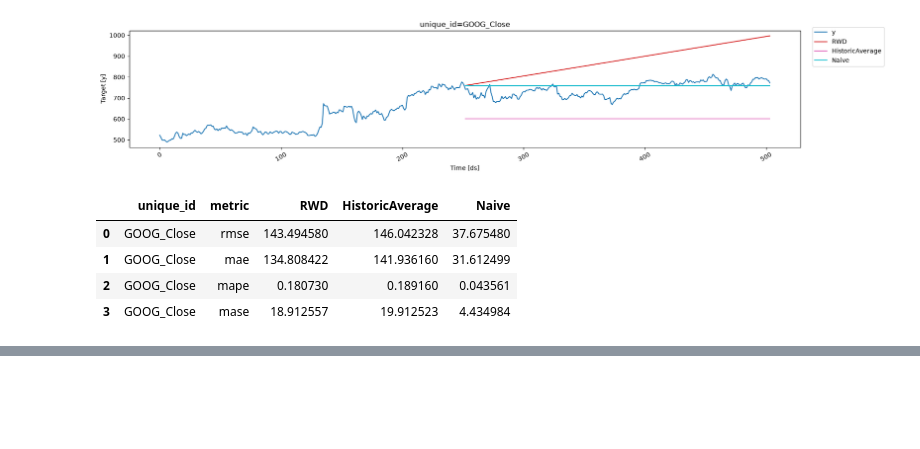
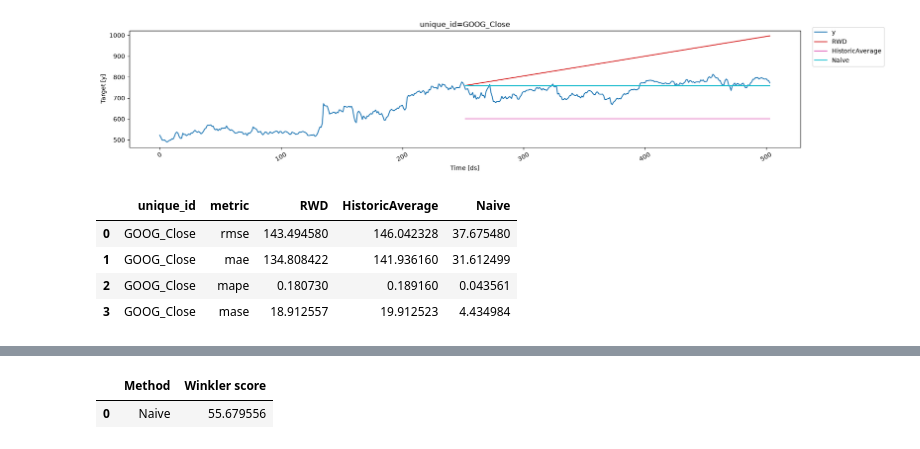
Before and after one commit to Minajamfum/forecasting, a Jupyter notebook: chapter5.ipynb, the cells around one changed output, grey strips where cells are left out. Drawn from its saved outputs; the diff is of its cells as text; code cells hidden in the pictures; blank space fills up the shorter version.

```diff
--- a/chapter5.ipynb
+++ b/chapter5.ipynb
@@ -832,0 +919,14 @@ evaluation
+# %%
+def winkler_score(preds, model, alpha=0.2):
+    pct = int(100 * (1 - alpha))
+    lo = preds[f"{model}-lo-{pct}"]
+    hi = preds[f"{model}-hi-{pct}"]
+    y = preds["y"]
+    return hi - lo + np.select([(lo <= y) & (y <= hi), (y < lo), (y > hi)],[0, (2 / alpha) * (lo - y), (2 / alpha) * (y - hi)])
+
+winkler_score_df = pd.DataFrame({"Method": "Naive","Winkler score": winkler_score(preds, "Naive")})
+
+winkler_score_df.head(1)
+# %% [output]
+|  | Method | Winkler score |
+| 0 | Naive | 55.679556 |
```
Also changed, not shown: parts of 6 cells of this notebook.
